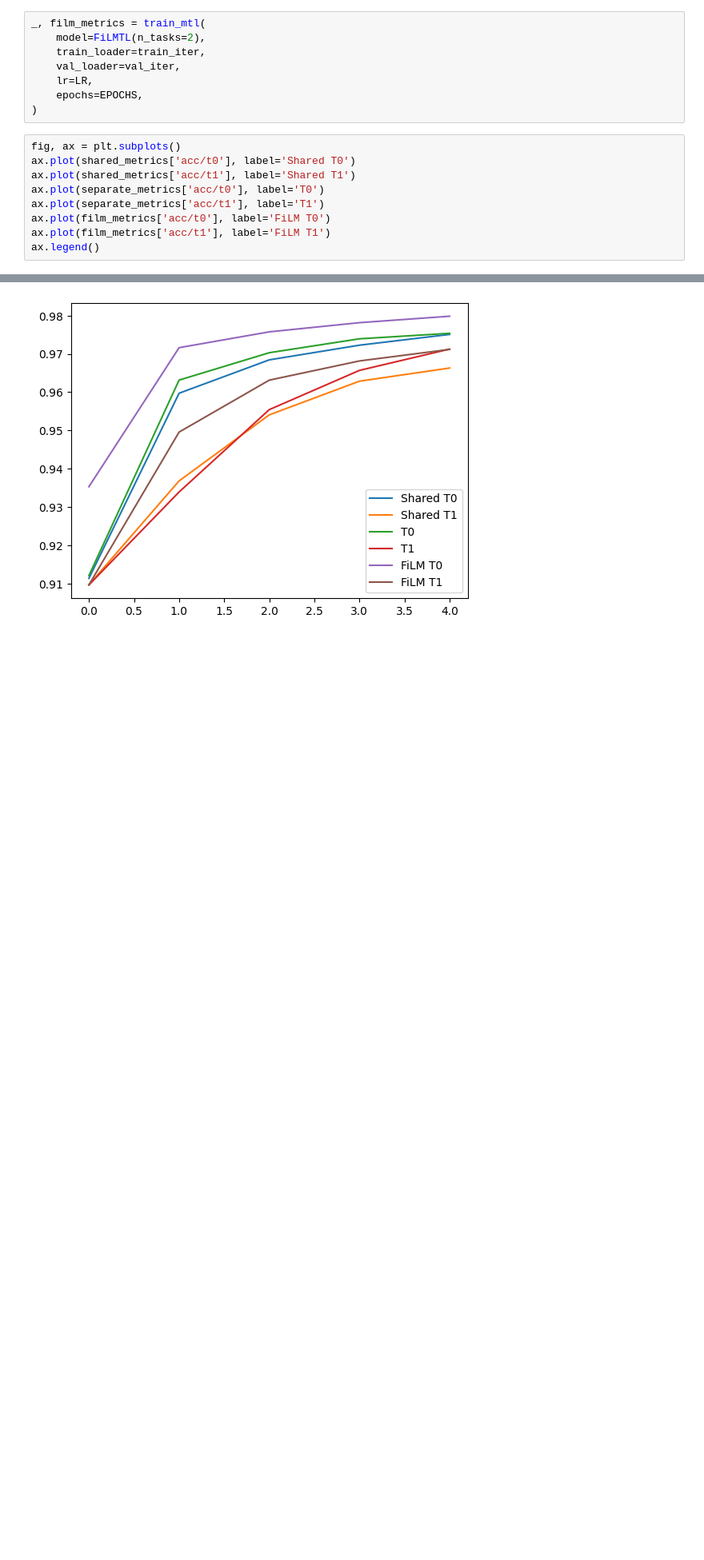
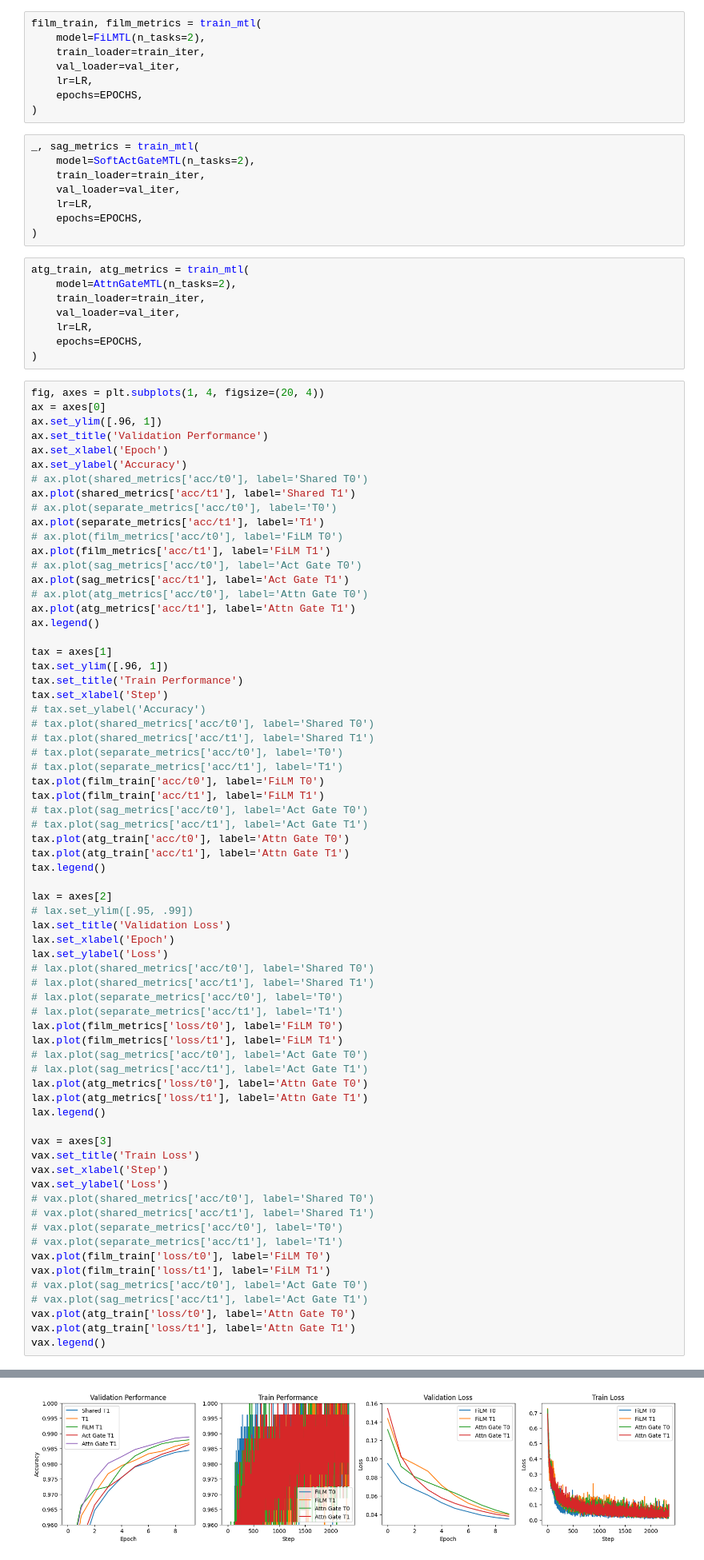
Before and after one commit to zedian/CS330-FinalProject, a Jupyter notebook: scr.ipynb, the cells around one changed output, grey strips where cells are left out. Shown at 80% size. Cells and saved outputs as stored; diff of their text form; blank space fills up the shorter version.

Commit message:
graph some stuff

```diff
--- a/scr.ipynb
+++ b/scr.ipynb
@@ -301,22 +392,97 @@ _, separate_metrics = train_mtl(
     epochs=EPOCHS,
 )
 # %%
-_, film_metrics = train_mtl(
+film_train, film_metrics = train_mtl(
     model=FiLMTL(n_tasks=2),
     train_loader=train_iter,
     val_loader=val_iter,
     lr=LR,
     epochs=EPOCHS,
 )
+# %%
+_, sag_metrics = train_mtl(
+    model=SoftActGateMTL(n_tasks=2),
+    train_loader=train_iter,
+    val_loader=val_iter,
+    lr=LR,
+    epochs=EPOCHS,
+)
+# %%
+atg_train, atg_metrics = train_mtl(
+    model=AttnGateMTL(n_tasks=2),
+    train_loader=train_iter,
+    val_loader=val_iter,
+    lr=LR,
+    epochs=EPOCHS,
+)
 # %%
-fig, ax = plt.subplots()
-ax.plot(shared_metrics['acc/t0'], label='Shared T0')
+fig, axes = plt.subplots(1, 4, figsize=(20, 4))
+ax = axes[0]
+ax.set_ylim([.96, 1])
+ax.set_title('Validation Performance')
+ax.set_xlabel('Epoch')
+ax.set_ylabel('Accuracy')
+# ax.plot(shared_metrics['acc/t0'], label='Shared T0')
 ax.plot(shared_metrics['acc/t1'], label='Shared T1')
-ax.plot(separate_metrics['acc/t0'], label='T0')
+# ax.plot(separate_metrics['acc/t0'], label='T0')
 ax.plot(separate_metrics['acc/t1'], label='T1')
-ax.plot(film_metrics['acc/t0'], label='FiLM T0')
+# ax.plot(film_metrics['acc/t0'], label='FiLM T0')
 ax.plot(film_metrics['acc/t1'], label='FiLM T1')
+# ax.plot(sag_metrics['acc/t0'], label='Act Gate T0')
+ax.plot(sag_metrics['acc/t1'], label='Act Gate T1')
+# ax.plot(atg_metrics['acc/t0'], label='Attn Gate T0')
+ax.plot(atg_metrics['acc/t1'], label='Attn Gate T1')
 ax.legend()
+
+tax = axes[1]
+tax.set_ylim([.96, 1])
+tax.set_title('Train Performance')
+tax.set_xlabel('Step')
+# tax.set_ylabel('Accuracy')
+# tax.plot(shared_metrics['acc/t0'], label='Shared T0')
+# tax.plot(shared_metrics['acc/t1'], label='Shared T1')
+# tax.plot(separate_metrics['acc/t0'], label='T0')
+# tax.plot(separate_metrics['acc/t1'], label='T1')
+tax.plot(film_train['acc/t0'], label='FiLM T0')
+tax.plot(film_train['acc/t1'], label='FiLM T1')
+# tax.plot(sag_metrics['acc/t0'], label='Act Gate T0')
+# tax.plot(sag_metrics['acc/t1'], label='Act Gate T1')
+tax.plot(atg_train['acc/t0'], label='Attn Gate T0')
+tax.plot(atg_train['acc/t1'], label='Attn Gate T1')
+tax.legend()
+
+lax = axes[2]
+# lax.set_ylim([.95, .99])
+lax.set_title('Validation Loss')
+lax.set_xlabel('Epoch')
+lax.set_ylabel('Loss')
+# lax.plot(shared_metrics['acc/t0'], label='Shared T0')
+# lax.plot(shared_metrics['acc/t1'], label='Shared T1')
+# lax.plot(separate_metrics['acc/t0'], label='T0')
+# lax.plot(separate_metrics['acc/t1'], label='T1')
+lax.plot(film_metrics['loss/t0'], label='FiLM T0')
+lax.plot(film_metrics['loss/t1'], label='FiLM T1')
+# lax.plot(sag_metrics['acc/t0'], label='Act Gate T0')
+# lax.plot(sag_metrics['acc/t1'], label='Act Gate T1')
+lax.plot(atg_metrics['loss/t0'], label='Attn Gate T0')
+lax.plot(atg_metrics['loss/t1'], label='Attn Gate T1')
+lax.legend()
+
+vax = axes[3]
+vax.set_title('Train Loss')
+vax.set_xlabel('Step')
+vax.set_ylabel('Loss')
+# vax.plot(shared_metrics['acc/t0'], label='Shared T0')
+# vax.plot(shared_metrics['acc/t1'], label='Shared T1')
+# vax.plot(separate_metrics['acc/t0'], label='T0')
+# vax.plot(separate_metrics['acc/t1'], label='T1')
+vax.plot(film_train['loss/t0'], label='FiLM T0')
+vax.plot(film_train['loss/t1'], label='FiLM T1')
+# vax.plot(sag_metrics['acc/t0'], label='Act Gate T0')
+# vax.plot(sag_metrics['acc/t1'], label='Act Gate T1')
+vax.plot(atg_train['loss/t0'], label='Attn Gate T0')
+vax.plot(atg_train['loss/t1'], label='Attn Gate T1')
+vax.legend()
 # %% [output]
 <matplotlib.legend.Legend at 0x...>
-[figure, old version]
+[figure, new version]
```
Also changed, not shown: parts of 3 cells of this notebook.
